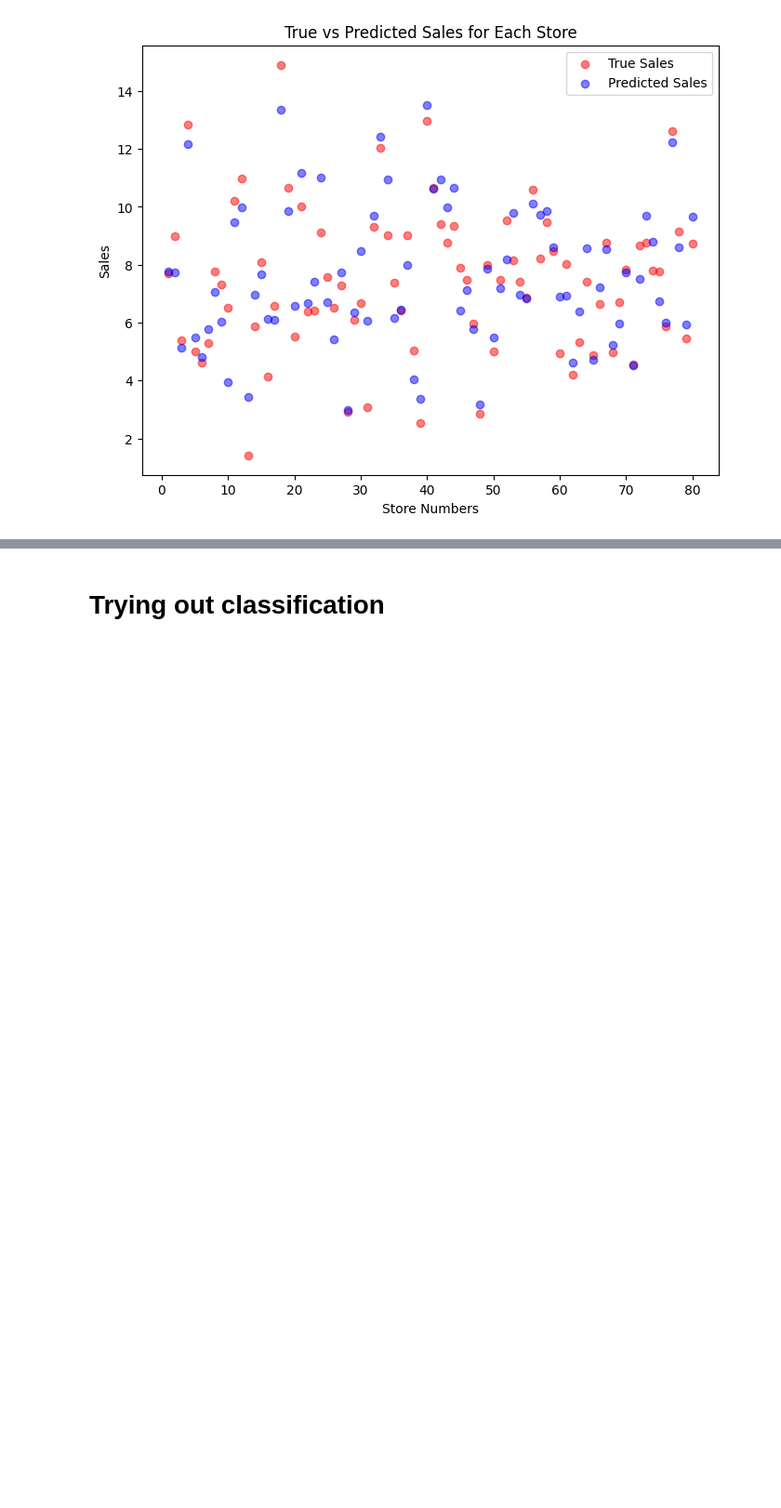
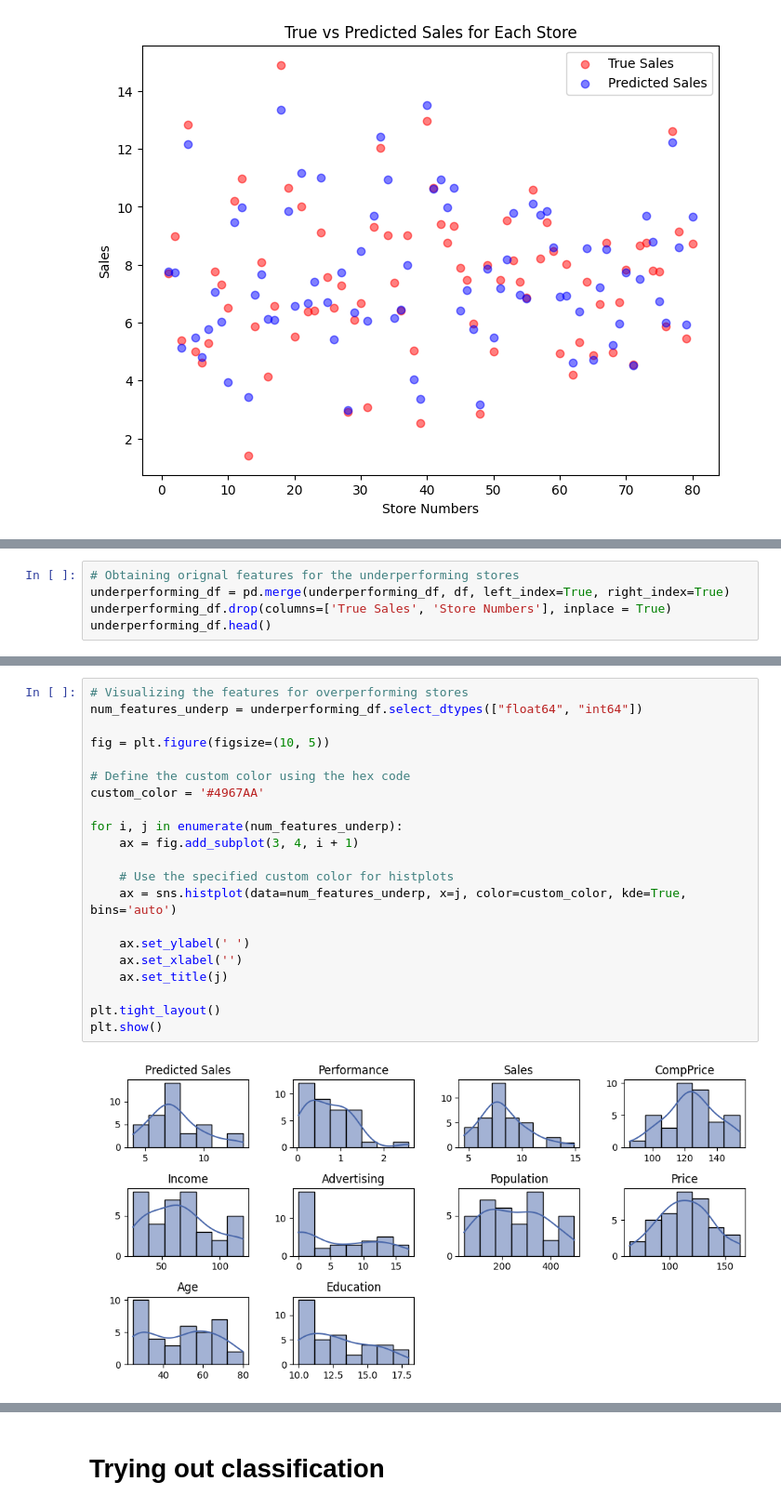
Before and after one commit to fredrik998/AppliedMachineLearning, a Jupyter notebook: Codes/FredrikCodes.ipynb, the cells around one changed output, grey strips where cells are left out. Shown at 93% size. Drawn from its saved outputs; the diff is of its cells as text; blank space fills up the shorter version.

```diff
--- a/Codes/FredrikCodes.ipynb
+++ b/Codes/FredrikCodes.ipynb
@@ -422,0 +514,5 @@ plt.show()
+# %%
+# Obtaining orignal features for the underperforming stores
+underperforming_df = pd.merge(underperforming_df, df, left_index=True, right_index=True)
+underperforming_df.drop(columns=['True Sales', 'Store Numbers'], inplace = True)
+underperforming_df.head()
@@ -422,0 +526,23 @@ plt.show()
+# %%
+# Visualizing the features for overperforming stores
+num_features_underp = underperforming_df.select_dtypes(["float64", "int64"])
+
+fig = plt.figure(figsize=(10, 5))
+
+# Define the custom color using the hex code
+custom_color = '#4967AA'
+
+for i, j in enumerate(num_features_underp):
+    ax = fig.add_subplot(3, 4, i + 1)
+
+    # Use the specified custom color for histplots
+    ax = sns.histplot(data=num_features_underp, x=j, color=custom_color, kde=True, bins='auto')
+
+    ax.set_ylabel(' ')
+    ax.set_xlabel('')
+    ax.set_title(j)
+
+plt.tight_layout()
+plt.show()
+# %% [output]
+[figure, added]
```
Also changed, not shown: parts of 16 cells of this notebook.
